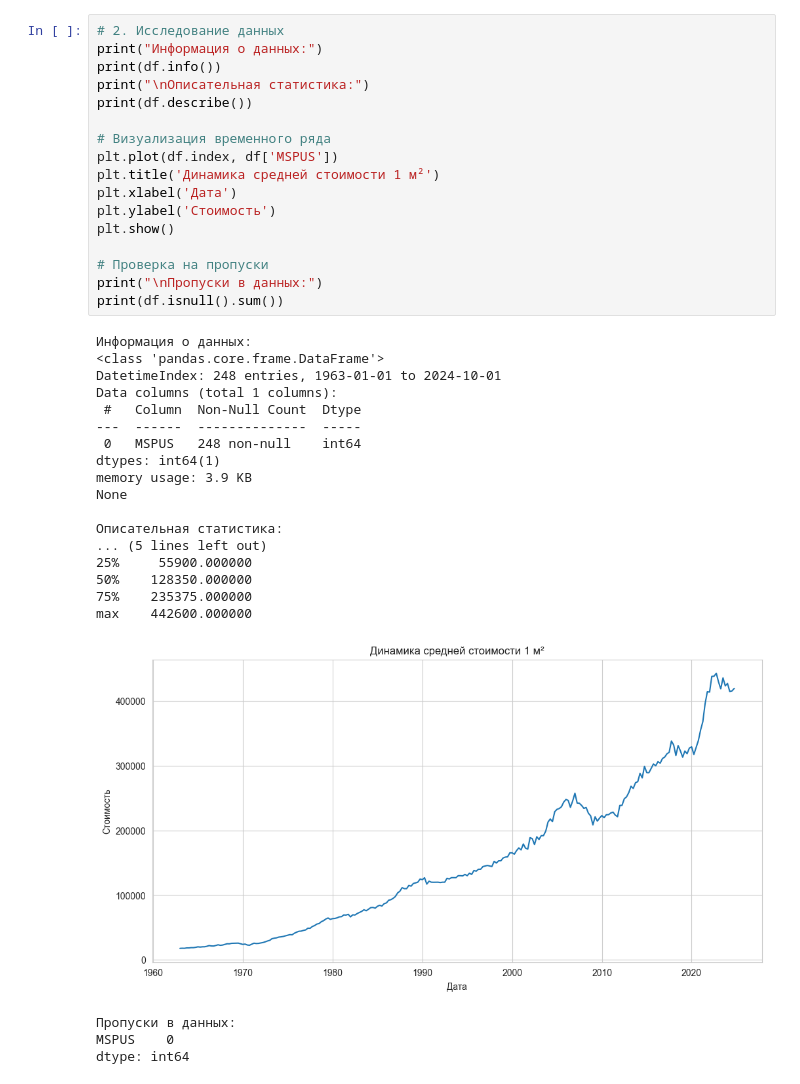
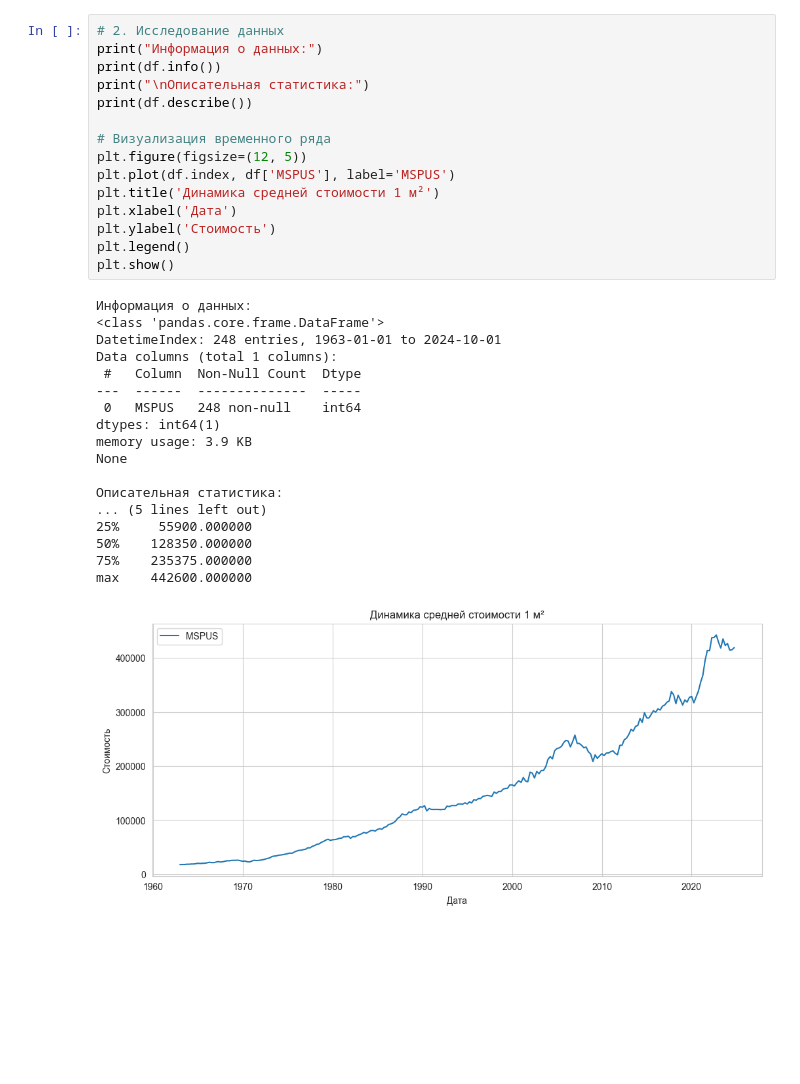
Before and after one commit to Salamandra4545/Lab1sem8, a Jupyter notebook: main.ipynb, the cells around one changed output. Drawn from its saved outputs; the diff is of its cells as text; blank space fills up the shorter version.

```diff
--- a/main.ipynb
+++ b/main.ipynb
@@ -34,39 +22,34 @@ df.head()
 # %%
 # 2. Исследование данных
 print("Информация о данных:")
 print(df.info())
 print("\nОписательная статистика:")
 print(df.describe())
 
 # Визуализация временного ряда
-plt.plot(df.index, df['MSPUS'])
+plt.figure(figsize=(12, 5))
+plt.plot(df.index, df['MSPUS'], label='MSPUS')
 plt.title('Динамика средней стоимости 1 м²')
 plt.xlabel('Дата')
 plt.ylabel('Стоимость')
+plt.legend()
 plt.show()
-
-# Проверка на пропуски
-print("\nПропуски в данных:")
-print(df.isnull().sum())
 # %% [output]
 Информация о данных:
 <class 'pandas.core.frame.DataFrame'>
 DatetimeIndex: 248 entries, 1963-01-01 to 2024-10-01
 Data columns (total 1 columns):
  #   Column  Non-Null Count  Dtype
 ---  ------  --------------  -----
  0   MSPUS   248 non-null    int64
 dtypes: int64(1)
 memory usage: 3.9 KB
 None
 
 Описательная статистика:
 ... (5 lines left out)
 25%     55900.000000
 50%    128350.000000
 75%    235375.000000
 max    442600.000000
-[figure, old version]
+[figure, new version]
-Пропуски в данных:
-MSPUS    0
-dtype: int64
```
Also changed, not shown: parts of 9 cells of this notebook.
